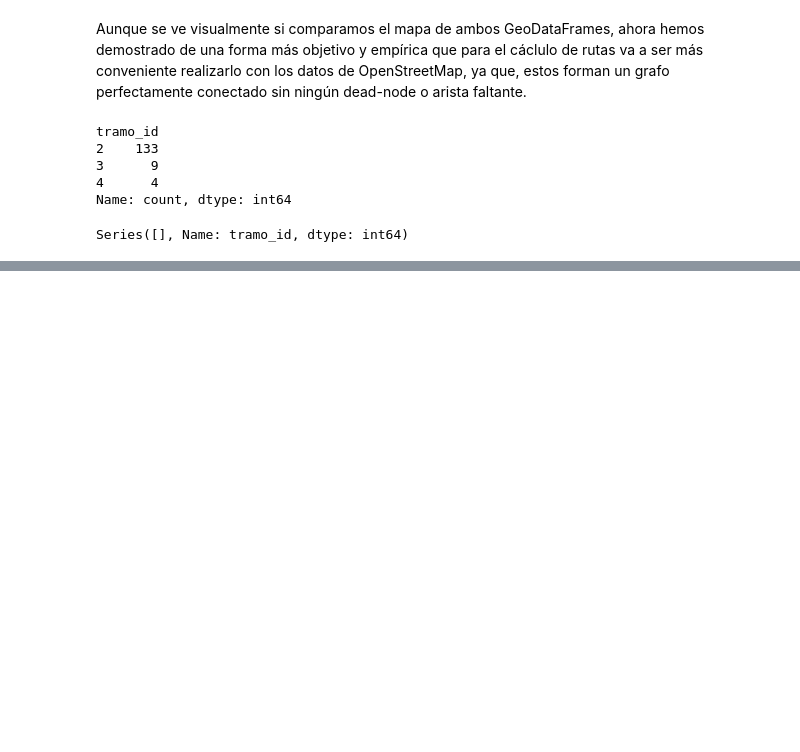
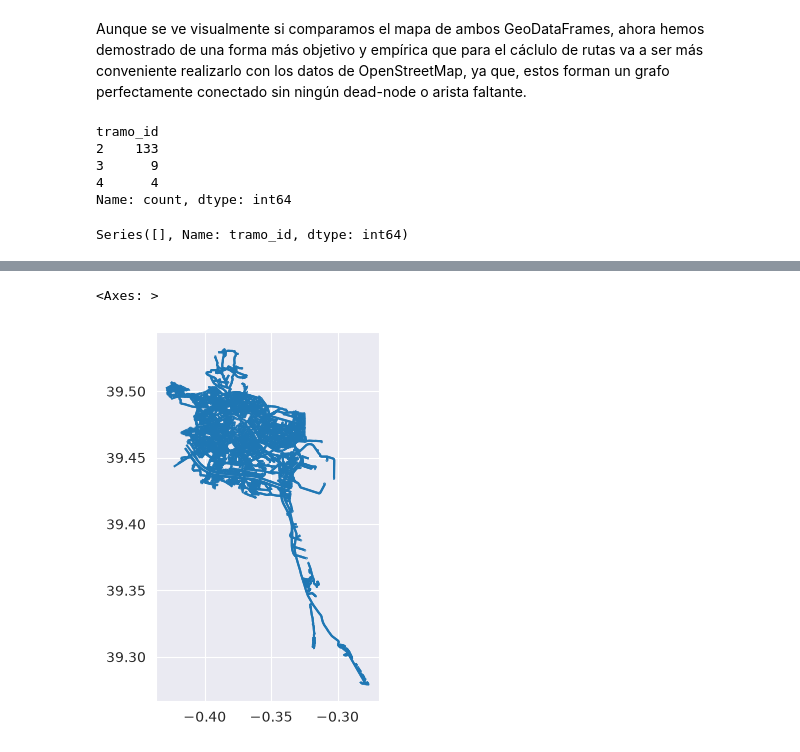
Before and after one commit to mbrazalez/smart-mobility-vlc, a Jupyter notebook: notebooks/EDA_ValenciaOpenData.ipynb, the cells around one changed output, grey strips where cells are left out. Cells and saved outputs as stored; diff of their text form; code cells hidden in the pictures; blank space fills up the shorter version.

```diff
--- a/notebooks/EDA_ValenciaOpenData.ipynb
+++ b/notebooks/EDA_ValenciaOpenData.ipynb
@@ -1435,0 +1408,25 @@ pd.read_csv("datasets/consolidated/mappings-entre-tramos.csv", sep=";").head()
+# %%
+# Asociar cada tramo a una estación de calidad atmosférica
+df_working_estaciones_atm["geometry_station"] = (
+    df_working_estaciones_atm["geometry_station"]
+    .apply(wkt.loads)
+)
+
+gdf_estaciones = gpd.GeoDataFrame(
+    df_working_estaciones_atm,
+    geometry="geometry_station",
+    crs="EPSG:25830"
+)
+
+gdf_callejero = gdf_callejero_cleaned.copy()
+gdf_callejero["geometry_osm"] = gdf_callejero["geometry"]
+gdf_callejero.to_crs("EPSG:25830", inplace=True)
+centroides = gdf_callejero.copy()
+centroides["geometry"] = centroides.geometry.centroid
+
+mappings_estacion = gpd.sjoin_nearest(
+    centroides,
+    gdf_estaciones[["station_id", "station_name", "geometry_station"]],
+    how="left",
+    distance_col="distance_station"
+)
@@ -1435,0 +1442,8 @@ pd.read_csv("datasets/consolidated/mappings-entre-tramos.csv", sep=";").head()
+# %%
+# Join final para tener tramo_id, station_id y tramo_osm_id sin perder filas:
+
+mapping_final = mappings_estacion[["tramo_osm_id","nombre_tramo","u","v","key","osmid","length","geometry_osm","station_id","station_name"]].merge(
+    mapping_final[["tramo_id","tramo_osm_id","nombre_tramo"]],
+    how="left",
+    on="tramo_osm_id"
+)
@@ -1435,0 +1469,7 @@ pd.read_csv("datasets/consolidated/mappings-entre-tramos.csv", sep=";").head()
+# %%
+mapping_final.set_geometry(col="geometry_osm", inplace=True)
+mapping_final.crs="EPSG:25830"
+mapping_final.plot()
+# %% [output]
+<Axes: >
+[figure, added]
```
Also changed, not shown: parts of 5 cells of this notebook, 9 other files.
